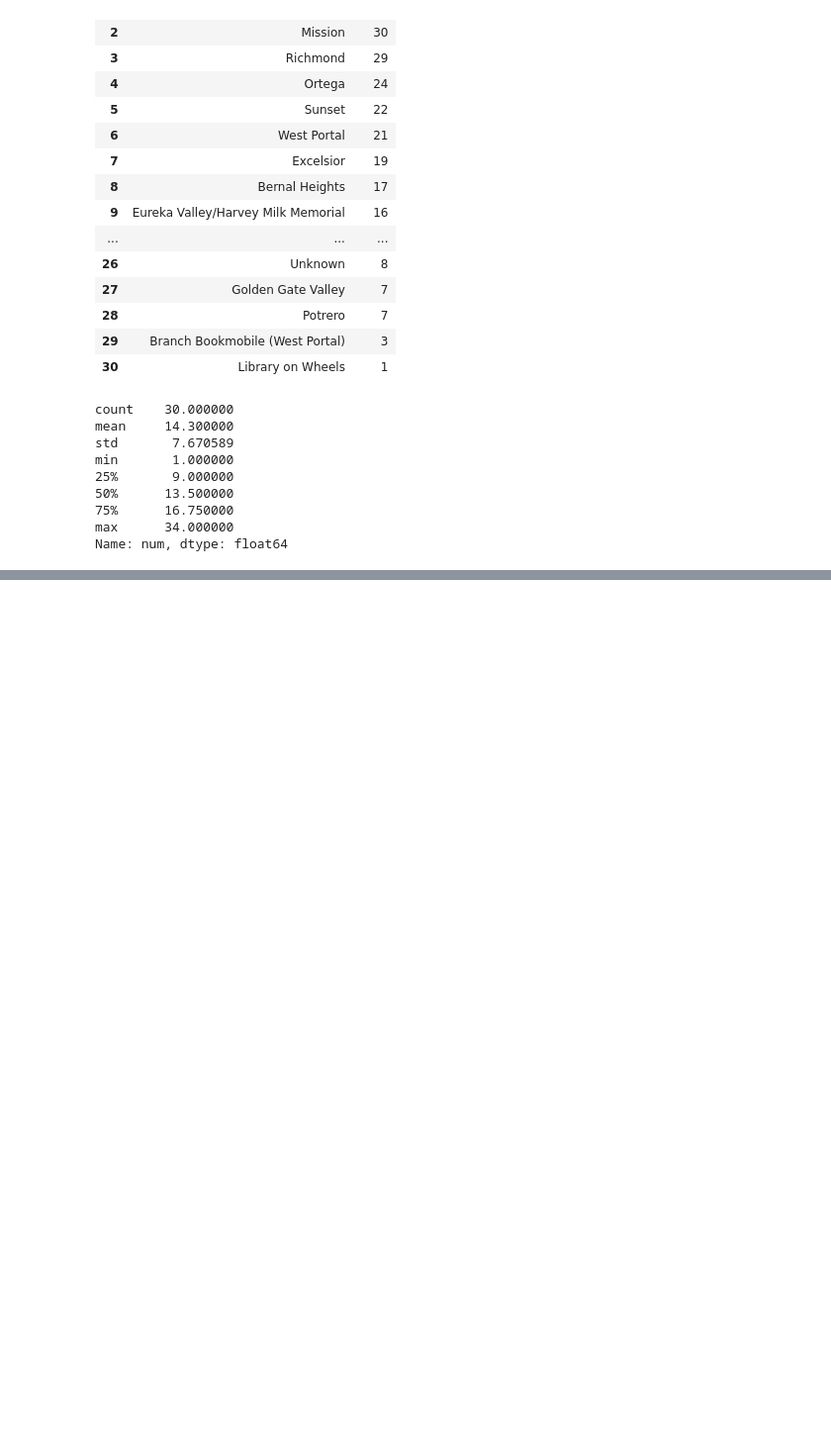
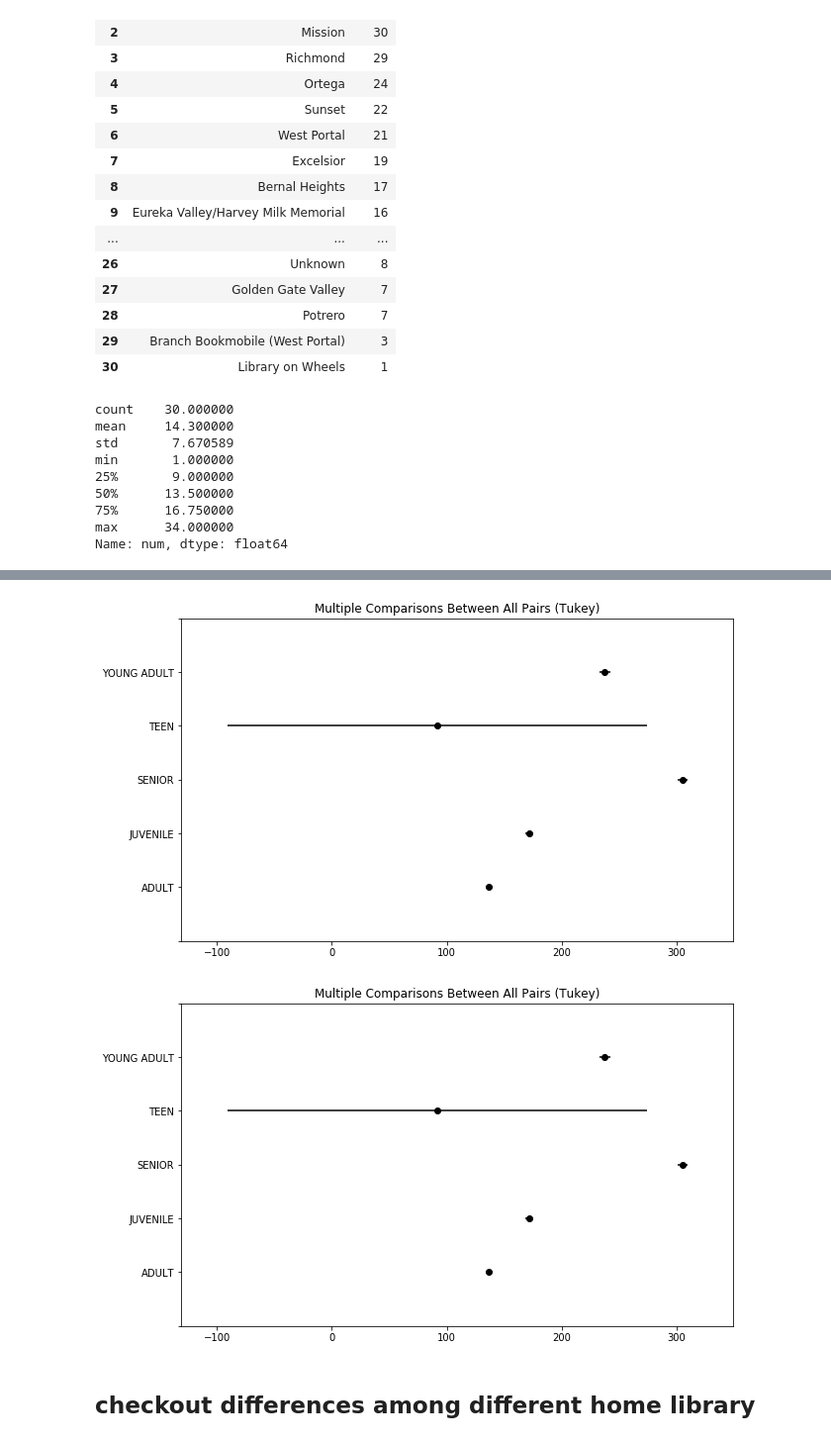
Before and after one commit to JanizzaCao/Janice_Cao_projects, a Jupyter notebook: 03_sf_library/SF_library_usage_analysis.ipynb, the cells around one changed output, grey strips where cells are left out. Shown at 99% size. Saved outputs shown, nothing was run; the diff lists cells and outputs as text; code cells hidden in the pictures; blank space fills up the shorter version.

```diff
--- a/03_sf_library/SF_library_usage_analysis.ipynb
+++ b/03_sf_library/SF_library_usage_analysis.ipynb
@@ -1010,0 +1306,3 @@ Name: num, dtype: float64
+# %%
+pt_def = pt_co["pt_def"].unique()
+pt_def
@@ -1010,0 +1314,4 @@ Name: num, dtype: float64
+# %%
+pt_co_anova = {}
+for type in pt_def:
+    pt_co_anova[type] = pt_co[pt_co.pt_def == type]["total_co"]
@@ -1010,0 +1330,14 @@ Name: num, dtype: float64
+# %%
+from statsmodels.stats.multicomp import pairwise_tukeyhsd
+v = np.concatenate([pt_co_anova["ADULT"],
+                       pt_co_anova["SENIOR"],
+                       pt_co_anova["JUVENILE"],
+                       pt_co_anova["TEEN"],
+                       pt_co_anova["YOUNG ADULT"]])
+labels = ["ADULT"]*len(pt_co_anova["ADULT"])+ \
+        ["SENIOR"]*len(pt_co_anova["SENIOR"])+ \
+        ["JUVENILE"]*len(pt_co_anova["JUVENILE"])+ \
+        ["TEEN"]*len(pt_co_anova["TEEN"])+ \
+        ["YOUNG ADULT"]*len(pt_co_anova["YOUNG ADULT"])
+# %%
+tukey_results = pairwise_tukeyhsd(v, labels)
@@ -1010,0 +1359,7 @@ Name: num, dtype: float64
+# %%
+tukey_results.plot_simultaneous()
+# %% [output]
+[figure, added]
+[figure, added]
+# %% [markdown]
+## checkout differences among different home library
```
Also changed, not shown: parts of 53 cells of this notebook.
